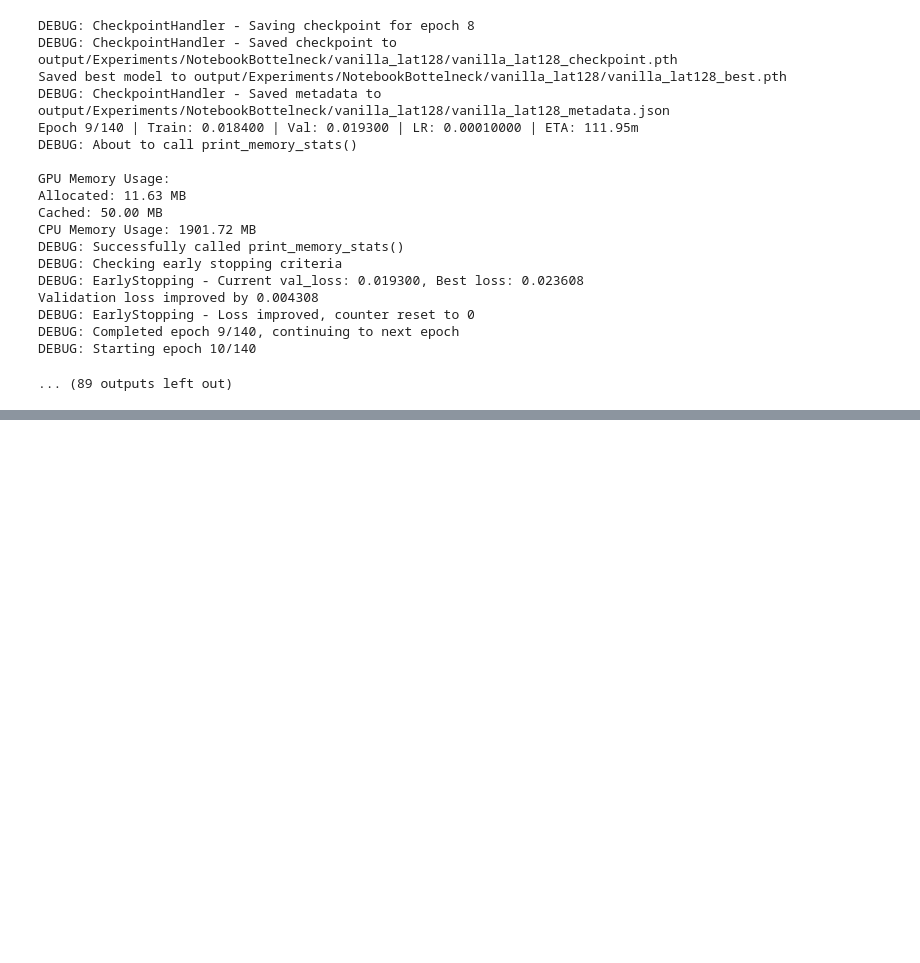
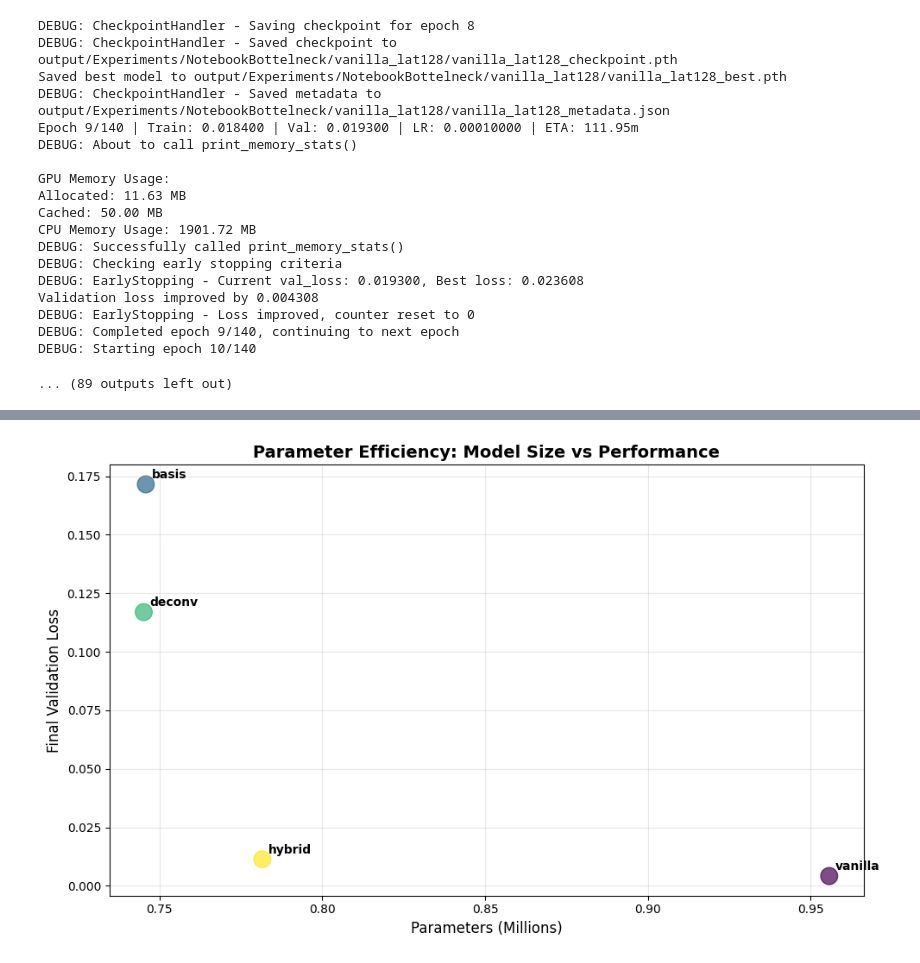
Before and after one commit to figoo210/unsupervised-parkinsons-imaging, a Jupyter notebook: bottleneck_latent_optimization_analysis.ipynb, the cells around one changed output, grey strips where cells are left out. Saved outputs shown, nothing was run; the diff lists cells and outputs as text; code cells hidden in the pictures; blank space fills up the shorter version.

```diff
--- a/bottleneck_latent_optimization_analysis.ipynb
+++ b/bottleneck_latent_optimization_analysis.ipynb
@@ -537,0 +624,31 @@ DEBUG: Starting epoch 10/140
+# %%
+# Plot parameter count vs validation loss
+plt.figure(figsize=(10, 6))
+scatter = plt.scatter(
+    results_df["Params (M)"],
+    results_df["Final Val Loss"],
+    s=200,
+    alpha=0.7,
+    c=range(len(results_df)),
+    cmap='viridis'
+)
+
+for idx, row in results_df.iterrows():
+    plt.annotate(
+        row['Variant'],
+        (row["Params (M)"], row["Final Val Loss"]),
+        xytext=(5, 5),
+        textcoords='offset points',
+        fontsize=10,
+        fontweight='bold'
+    )
+
+plt.xlabel("Parameters (Millions)", fontsize=12)
+plt.ylabel("Final Validation Loss", fontsize=12)
+plt.title("Parameter Efficiency: Model Size vs Performance", fontsize=14, fontweight='bold')
+plt.grid(alpha=0.3)
+plt.tight_layout()
+plt.savefig(os.path.join(output_dir, "param_efficiency.png"), dpi=300, bbox_inches='tight')
+plt.show()
+# %% [output]
+[figure, added]
```
Also changed, not shown: parts of 16 cells of this notebook, 1 other file.
